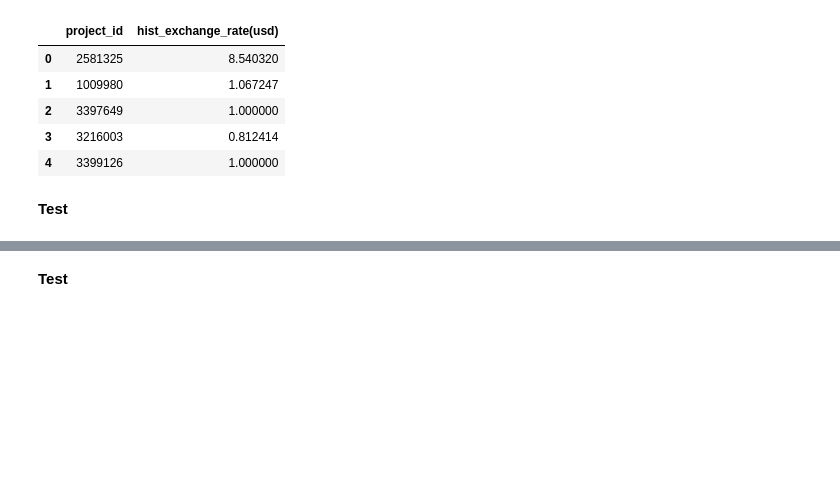
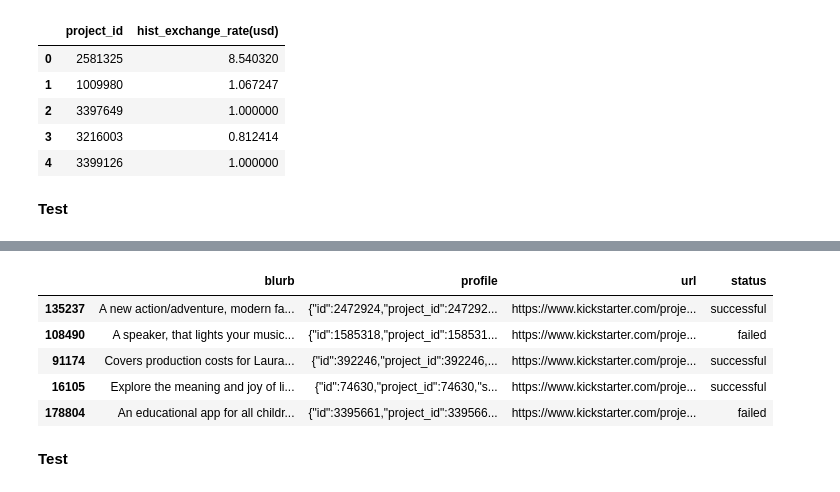
Before and after one commit to faymarie/crowdfunding-analysis, a Jupyter notebook: crowdfunding-analysis.ipynb, the cells around one changed output, grey strips where cells are left out. Cells and saved outputs as stored; diff of their text form; code cells hidden in the pictures; blank space fills up the shorter version.

```diff
--- a/crowdfunding-analysis.ipynb
+++ b/crowdfunding-analysis.ipynb
@@ -1273,3 +1248,12 @@ kickstarter_clean[['country','state','city', 'displ_loc', 'location', 'url']]
+# %%
+kickstarter_clean[['blurb', 'profile', 'url', 'status']].sample(5)
+# %% [output]
+|  | blurb | profile | url | status |
+| 135237 | A new action/adventure, modern fa... | {"id":2472924,"project_id":247292... | https://www.kickstarter.com/proje... | successful |
+| 108490 | A speaker, that lights your music... | {"id":1585318,"project_id":158531... | https://www.kickstarter.com/proje... | failed |
+| 91174 | Covers production costs for Laura... | {"id":392246,"project_id":392246,... | https://www.kickstarter.com/proje... | successful |
+| 16105 | Explore the meaning and joy of li... | {"id":74630,"project_id":74630,"s... | https://www.kickstarter.com/proje... | successful |
+| 178804 | An educational app for all childr... | {"id":3395661,"project_id":339566... | https://www.kickstarter.com/proje... | failed |
 # %% [markdown]
 **Test**
 # %% [markdown]
```
Also changed, not shown: parts of 25 cells of this notebook.
